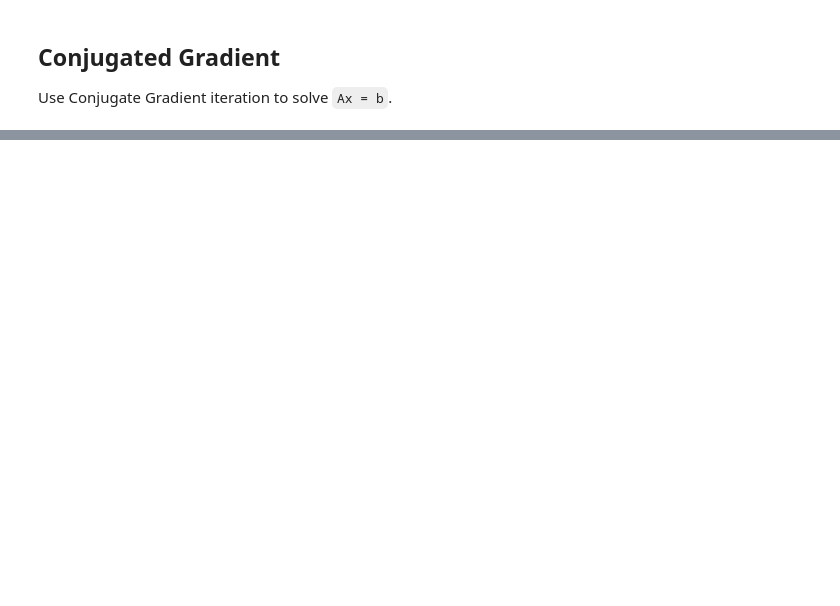
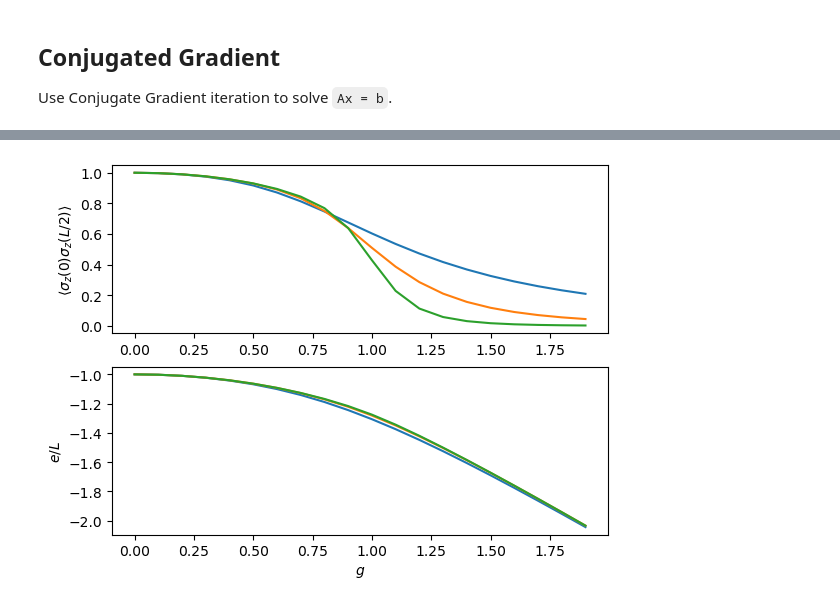
Before and after one commit to yingjerkao/CompPhys, a Jupyter notebook: HW/Tutorial7.ipynb, the cells around one changed output, grey strips where cells are left out. Drawn from its saved outputs; the diff is of its cells as text; code cells hidden in the pictures; blank space fills up the shorter version.

```diff
--- a/HW/Tutorial7.ipynb
+++ b/HW/Tutorial7.ipynb
@@ -66,4 +19,0 @@ $$
-# %%
-a=np.array([[6,2,0,0,0],[2,5,2,0,0],[0,2,7,4,0],[0,0,4,6,1],[0,0,0,1,3]])
-print(a)
-d,c = householder(a)
@@ -69,0 +26,86 @@ d,c = householder(a)
+# %%
+""" Exact diagonalization code to find the ground state of
+a 1D quantum Ising model."""
+
+import scipy.sparse as sparse
+import numpy as np
+from scipy.sparse.linalg import eigsh
+import matplotlib.pyplot as plt
+from time import process_time_ns
+
+def gen_spin_operators(L):
+	"""" Returns the spin operators sigma_x and sigma_z for L sites """
+	sx = sparse.csr_matrix(np.array([[0.,1.],[1.,0.]]))
+	sz = sparse.csr_matrix(np.array([[1.,0.],[0.,-1.]]))
+
+	d = 2
+	sx_list = []
+	sz_list = []
+
+	for i_site in range(L):
+		if i_site==0:
+			X=sx
+			Z=sz
+		else:
+			X= sparse.csr_matrix(np.eye(d))
+			Z= sparse.csr_matrix(np.eye(d))
+
+		for j_site in range(1,L):
+			if j_site==i_site:
+				X=sparse.kron(X,sx, 'csr')
+				Z=sparse.kron(Z,sz, 'csr')
+			else:
+				X=sparse.kron(X,np.eye(d),'csr')
+				Z=sparse.kron(Z,np.eye(d),'csr')
+		sx_list.append(X)
+		sz_list.append(Z)
+
+	return sx_list,sz_list
+
+def gen_hamiltonian(sx_list,sz_list,L):
+	"""" Generates the Hamiltonian """
+	H_zz = sparse.csr_matrix((2**L,2**L))
+	H_x = sparse.csr_matrix((2**L,2**L))
+
+	for i in range(L):
+		H_zz = H_zz + sz_list[i]*sz_list[np.mod(i+1,L)]
+		H_x = H_x + sx_list[i]
+
+	return H_zz, H_x
+
+
+
+# Set parameters here
+L_list = [4,8,16]
+
+g_list = np.arange(0,2,0.1)
+fig=plt.figure()
+for L in L_list:
+	t=process_time_ns()
+	sx_list,sz_list  = gen_spin_operators(L)
+	t1=process_time_ns()-t
+	H_zz, H_x = gen_hamiltonian(sx_list,sz_list,L)
+	elapsed=process_time_ns()-t1
+	print(f"L:{L}")
+	print("elased time:")
+	print(f"gen_spin {t1}ns, gen_Hamil {elapsed} ns\n")
+	m_list = []
+	e_list = []
+	for g in g_list:
+		H = -H_zz + g*H_x
+		e,v = eigsh(H,k=1,which='SA',return_eigenvectors=True)
+		## Measure the spin-spin correlation function at the longest distance
+		m_list.append(np.dot(v.T,sz_list[0]*sz_list[L//2]*v).item())
+		e_list.append(e/L)
+	plt.subplot(211)
+	plt.plot(g_list,m_list)
+	plt.subplot(212)
+	plt.plot(g_list,e_list)
+
+plt.xlabel("$g$")
+plt.subplot(211)
+plt.ylabel("$\\langle \\sigma_z(0)\\sigma_z(L/2) \\rangle$")
+plt.subplot(212)
+plt.ylabel("$e/L$")
+plt.show()
+# %% [output]
@@ -69,0 +121 @@ d,c = householder(a)
+[figure, added]
```
Also changed, not shown: parts of 7 cells of this notebook.
